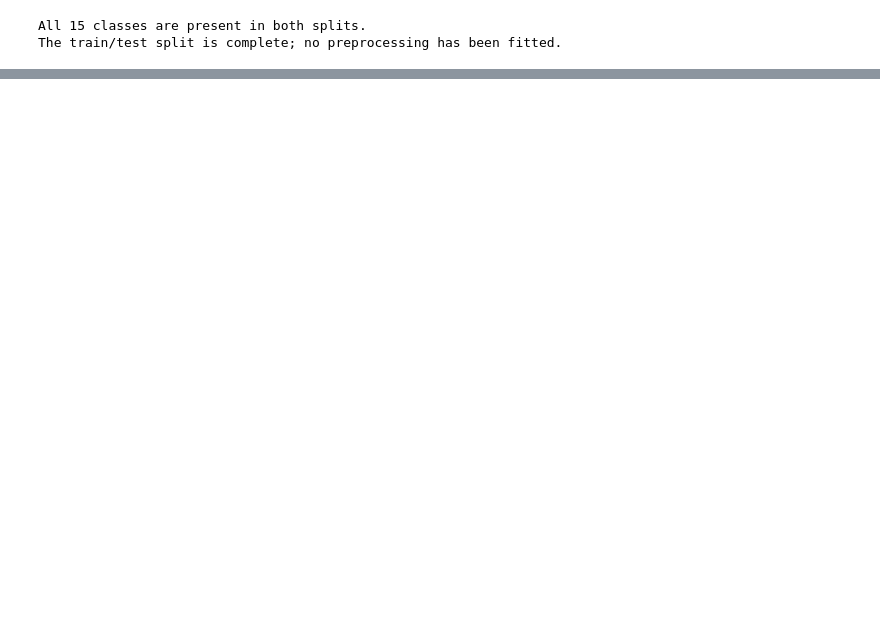
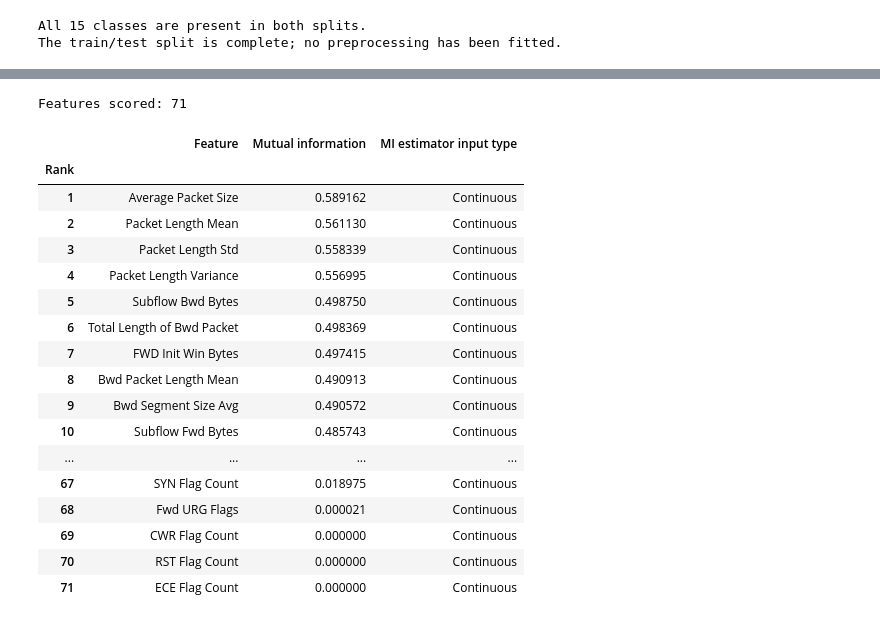
Before and after one commit to Adam-Zouari/DoS-Intrusion-Detection-System, a Jupyter notebook: ml/notebooks/02_feature_engineering.ipynb, the cells around one changed output, grey strips where cells are left out. Drawn from its saved outputs; the diff is of its cells as text; code cells hidden in the pictures; blank space fills up the shorter version.

```diff
--- a/ml/notebooks/02_feature_engineering.ipynb
+++ b/ml/notebooks/02_feature_engineering.ipynb
@@ -330,0 +337,55 @@ The train/test split is complete; no preprocessing has been fitted.
+# %%
+mi_feature_columns = X_train.columns.tolist()
+mi_discrete_feature_mask = [
+    column == "Protocol" for column in mi_feature_columns
+]
+
+mi_scores = mutual_info_classif(
+    X_train[mi_feature_columns],
+    y_train,
+    discrete_features=mi_discrete_feature_mask,
+    random_state=RANDOM_STATE,
+    n_jobs=-1,
+)
+
+mutual_information_ranking = pd.DataFrame(
+    {
+        "Feature": mi_feature_columns,
+        "Mutual information": mi_scores,
+        "MI estimator input type": [
+            "Discrete" if is_discrete else "Continuous"
+            for is_discrete in mi_discrete_feature_mask
+        ],
+    }
+).sort_values(
+    "Mutual information", ascending=False, ignore_index=True
+)
+mutual_information_ranking.index = pd.RangeIndex(
+    start=1,
+    stop=len(mutual_information_ranking) + 1,
+    name="Rank",
+)
+
+print(f"Features scored: {len(mutual_information_ranking)}")
+with pd.option_context("display.max_rows", None):
+    display(mutual_information_ranking)
+# %% [output]
+Features scored: 71
+|  | Feature | Mutual information | MI estimator input type |
+| Rank |  |  |  |
+| 1 | Average Packet Size | 0.589162 | Continuous |
+| 2 | Packet Length Mean | 0.561130 | Continuous |
+| 3 | Packet Length Std | 0.558339 | Continuous |
+| 4 | Packet Length Variance | 0.556995 | Continuous |
+| 5 | Subflow Bwd Bytes | 0.498750 | Continuous |
+| 6 | Total Length of Bwd Packet | 0.498369 | Continuous |
+| 7 | FWD Init Win Bytes | 0.497415 | Continuous |
+| 8 | Bwd Packet Length Mean | 0.490913 | Continuous |
+| 9 | Bwd Segment Size Avg | 0.490572 | Continuous |
+| 10 | Subflow Fwd Bytes | 0.485743 | Continuous |
+| ... | ... | ... | ... |
+| 67 | SYN Flag Count | 0.018975 | Continuous |
+| 68 | Fwd URG Flags | 0.000021 | Continuous |
+| 69 | CWR Flag Count | 0.000000 | Continuous |
+| 70 | RST Flag Count | 0.000000 | Continuous |
+| 71 | ECE Flag Count | 0.000000 | Continuous |
```
Also changed, not shown: parts of 15 cells of this notebook.
